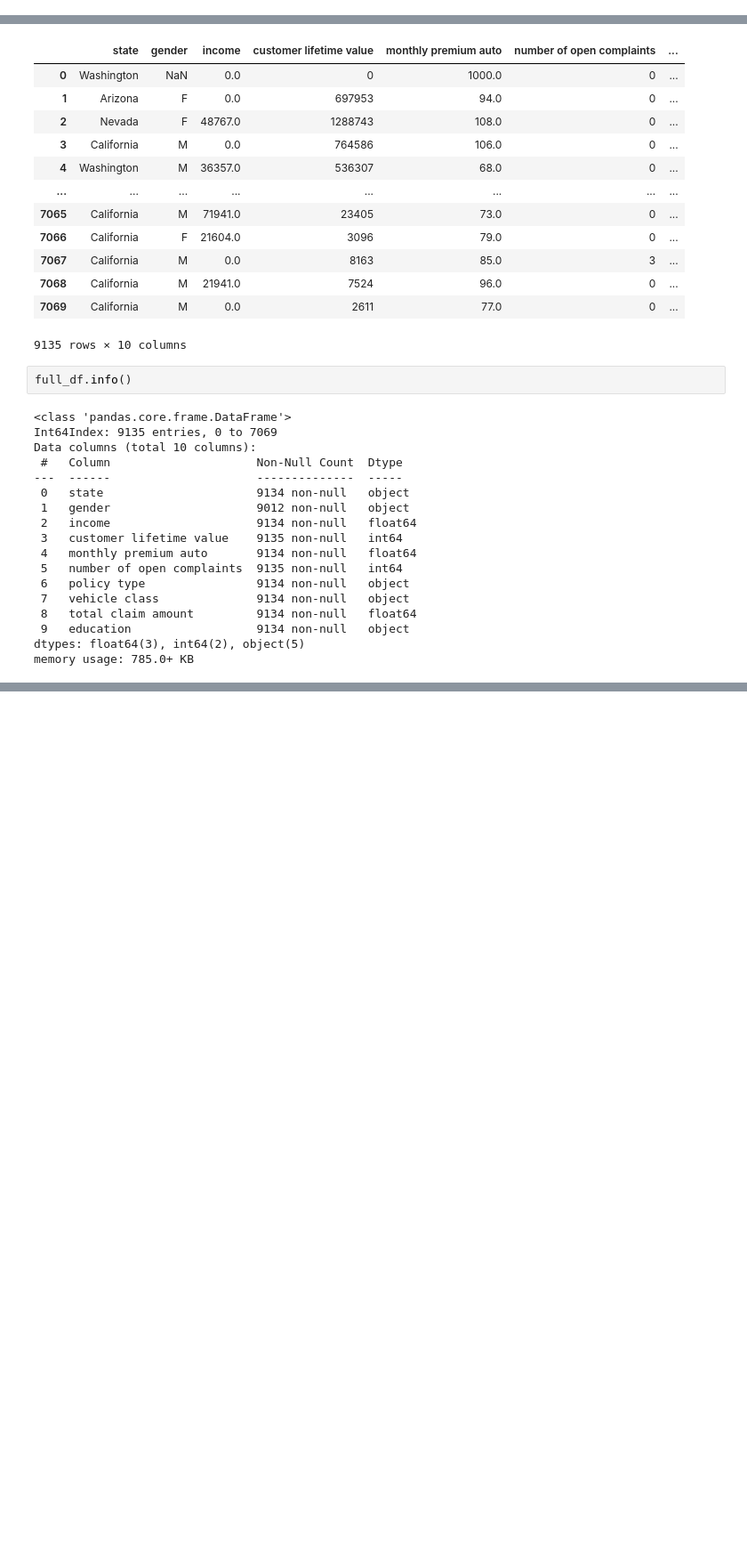
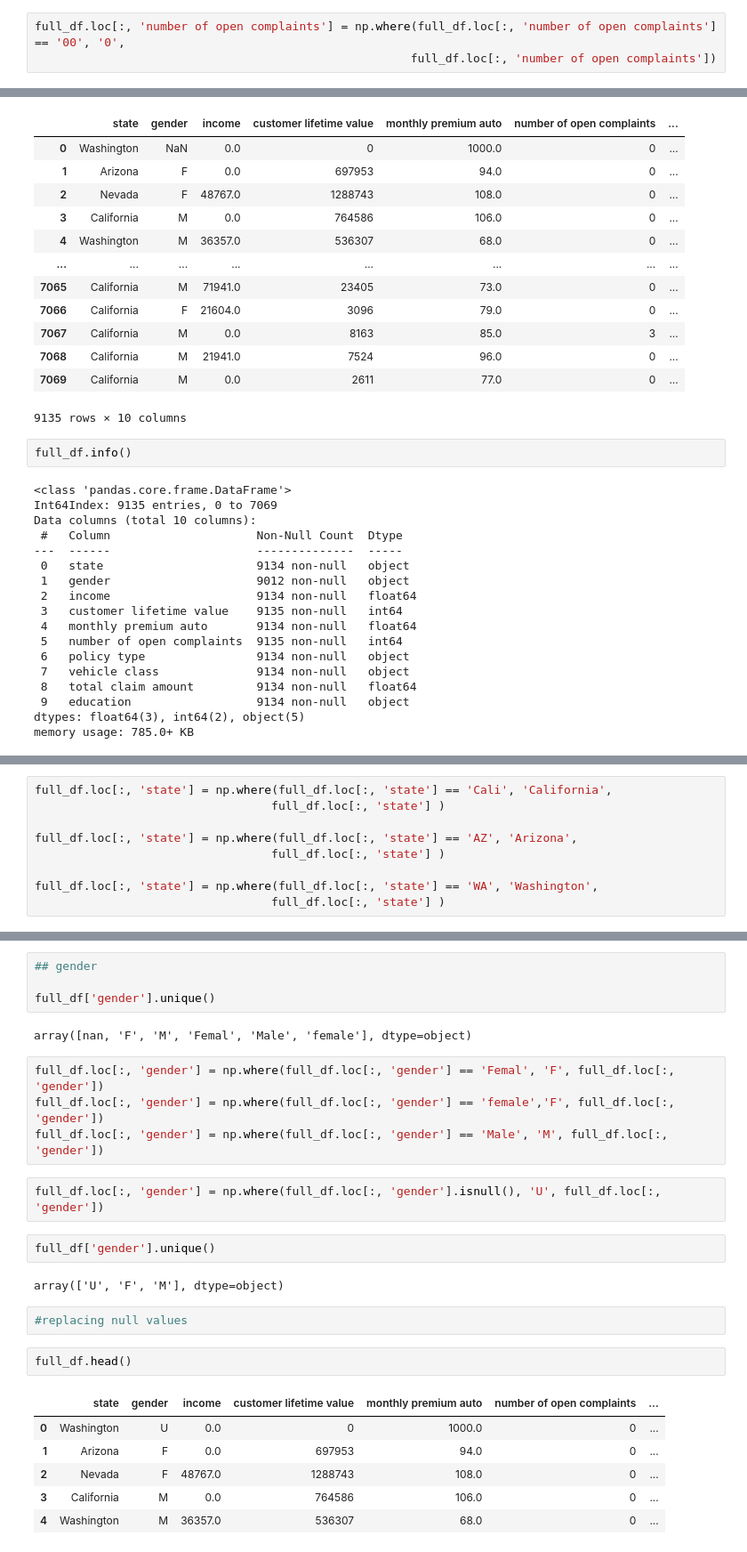
Before and after one commit to Sholypop/Lab, a Jupyter notebook: week2/auto_insurance_analysis_lab.ipynb, the cells around one changed output, grey strips where cells are left out. Shown: that part at 89% size. Saved outputs shown, nothing was run; the diff lists cells and outputs as text; blank space fills up the shorter version.

```diff
--- a/week2/auto_insurance_analysis_lab.ipynb
+++ b/week2/auto_insurance_analysis_lab.ipynb
@@ -260,0 +283,3 @@ full_df['number of open complaints'] = full_df['number of open complaints'].asty
+# %%
+full_df.loc[:, 'number of open complaints'] = np.where(full_df.loc[:, 'number of open complaints'] == '00', '0',
+                                                      full_df.loc[:, 'number of open complaints'])
@@ -338,0 +394,9 @@ full_df['number of open complaints']
+# %%
+full_df.loc[:, 'state'] = np.where(full_df.loc[:, 'state'] == 'Cali', 'California',
+                                  full_df.loc[:, 'state'] )
+
+full_df.loc[:, 'state'] = np.where(full_df.loc[:, 'state'] == 'AZ', 'Arizona',
+                                  full_df.loc[:, 'state'] )
+
+full_df.loc[:, 'state'] = np.where(full_df.loc[:, 'state'] == 'WA', 'Washington',
+                                  full_df.loc[:, 'state'] )
@@ -338,0 +408,27 @@ full_df['number of open complaints']
+# %%
+## gender
+
+full_df['gender'].unique()
+# %% [output]
+array([nan, 'F', 'M', 'Femal', 'Male', 'female'], dtype=object)
+# %%
+full_df.loc[:, 'gender'] = np.where(full_df.loc[:, 'gender'] == 'Femal', 'F', full_df.loc[:, 'gender'])
+full_df.loc[:, 'gender'] = np.where(full_df.loc[:, 'gender'] == 'female','F', full_df.loc[:, 'gender'])
+full_df.loc[:, 'gender'] = np.where(full_df.loc[:, 'gender'] == 'Male', 'M', full_df.loc[:, 'gender'])
+# %%
+full_df.loc[:, 'gender'] = np.where(full_df.loc[:, 'gender'].isnull(), 'U', full_df.loc[:, 'gender'])
+# %%
+full_df['gender'].unique()
+# %% [output]
+array(['U', 'F', 'M'], dtype=object)
+# %%
+#replacing null values
+# %%
+full_df.head()
+# %% [output]
+|  | state | gender | income | customer lifetime value | monthly premium auto | number of open complaints | ... |
+| 0 | Washington | U | 0.0 | 0 | 1000.0 | 0 | ... |
+| 1 | Arizona | F | 0.0 | 697953 | 94.0 | 0 | ... |
+| 2 | Nevada | F | 48767.0 | 1288743 | 108.0 | 0 | ... |
+| 3 | California | M | 0.0 | 764586 | 106.0 | 0 | ... |
+| 4 | Washington | M | 36357.0 | 536307 | 68.0 | 0 | ... |
```
Also changed, not shown: parts of 44 cells of this notebook.
